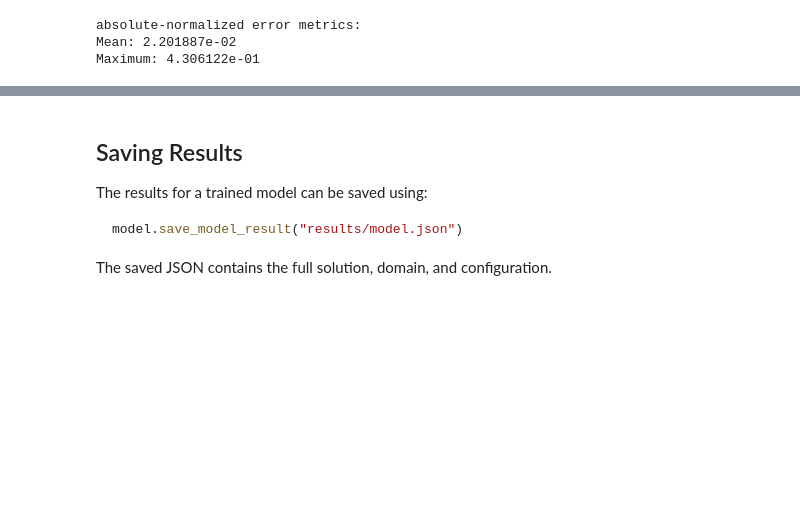
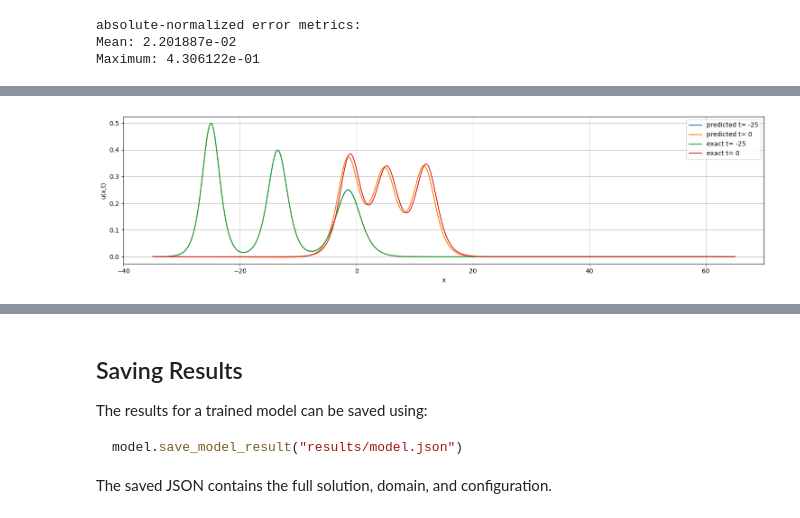
Before and after one commit to JairdanC/soliton-pinns, a Jupyter notebook: notebooks/kdv.ipynb, the cells around one changed output, grey strips where cells are left out. Cells and saved outputs as stored; diff of their text form; code cells hidden in the pictures; blank space fills up the shorter version.

```diff
--- a/notebooks/kdv.ipynb
+++ b/notebooks/kdv.ipynb
@@ -287,0 +361,4 @@ Maximum: 4.306122e-01
+# %%
+fig = model_3.plot_profiles(t_values=[-25, 0], which=('predicted', 'exact'))
+# %% [output]
+[figure, added]
```
Also changed, not shown: parts of 4 cells of this notebook, 7 other files.
